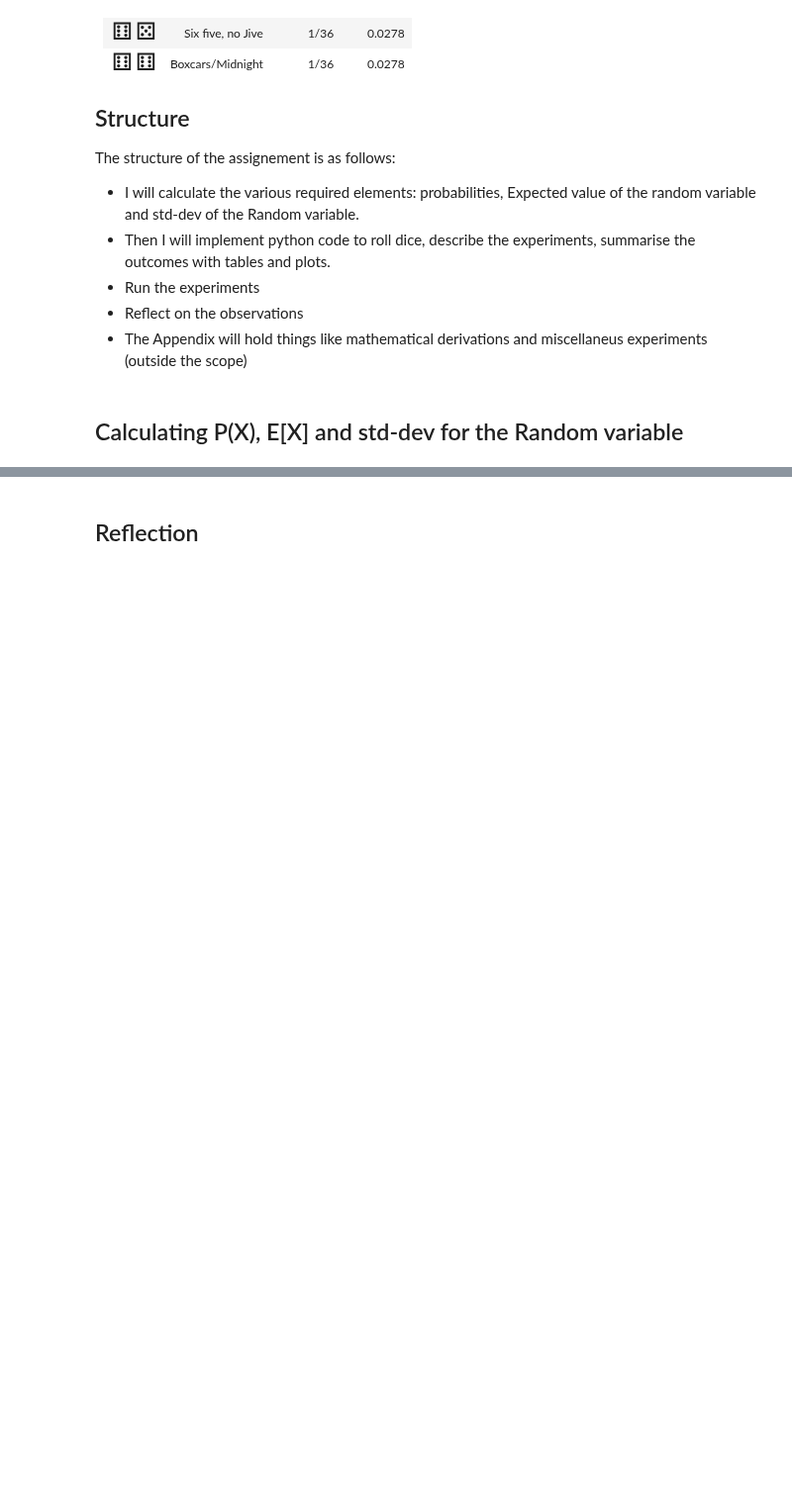
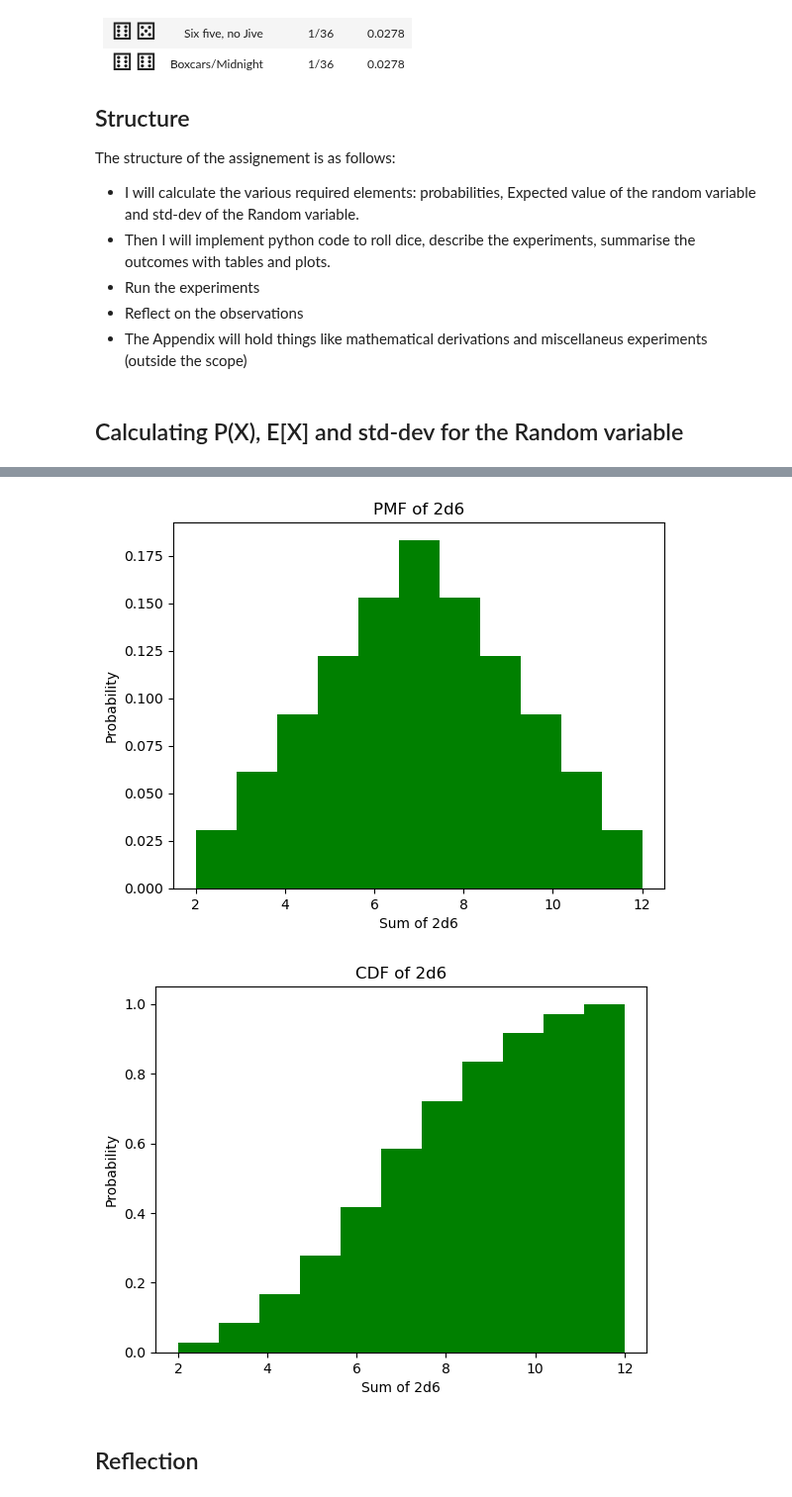
Before and after one commit to sean-meade/probability-distribution, a Jupyter notebook: Etivity3-Task1.ipynb, the cells around one changed output, grey strips where cells are left out. Shown at 99% size. Drawn from its saved outputs; the diff is of its cells as text; code cells hidden in the pictures; blank space fills up the shorter version.

```diff
--- a/Etivity3-Task1.ipynb
+++ b/Etivity3-Task1.ipynb
@@ -428,3 +187,28 @@ It is only now that the experimental approach starts to match the theoretical ap
+# %%
+num_trials = 100_000_000 # Law of large numbers, takes 1.2m to run on an M1 Ultra
+
+sums = [roll_2d6() for i in range(num_trials)]
+
+#filter sums by sum > 10 or sum < 3
+# sums = [x for x in sums if x > 10 or x < 3]
+
+
+# . plot as a PMF show mean
+plt.hist(sums, bins=11, density=True, label="PMF", color='green')
+plt.title("PMF of 2d6")
+plt.xlabel("Sum of 2d6")
+plt.ylabel("Probability")
+plt.show()
+
+# plot as a CDF
+plt.hist(sums, bins=11, density=True, cumulative=True, label="CDF", color='green')
+plt.title("CDF of 2d6")
+plt.xlabel("Sum of 2d6")
+plt.ylabel("Probability")
+plt.show()
+# %% [output]
+[figure, added]
+[figure, added]
 # %% [markdown]
 ## Reflection
 # %% [markdown]
```
Also changed, not shown: parts of 28 cells of this notebook.
